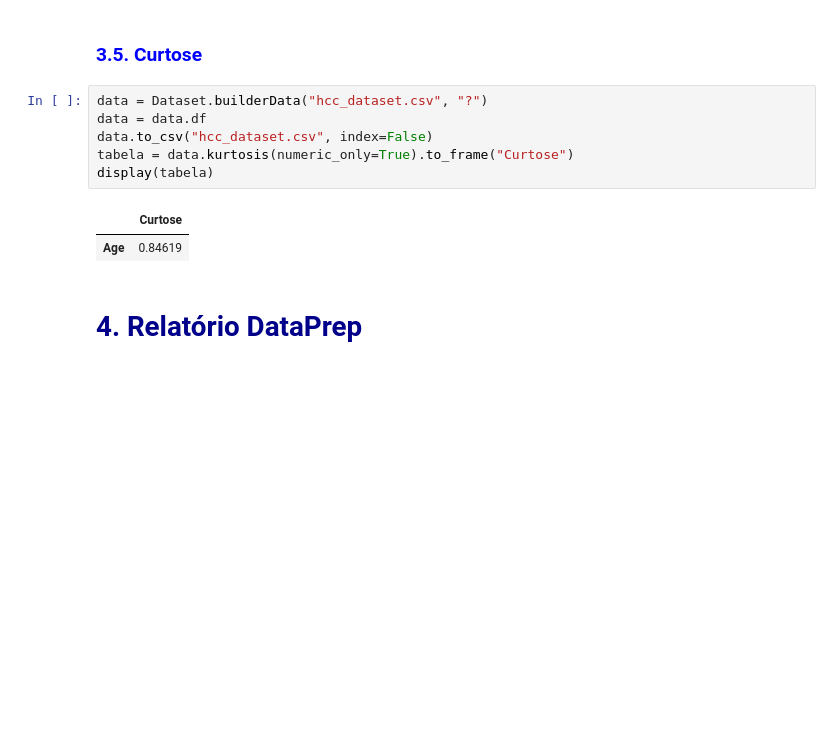
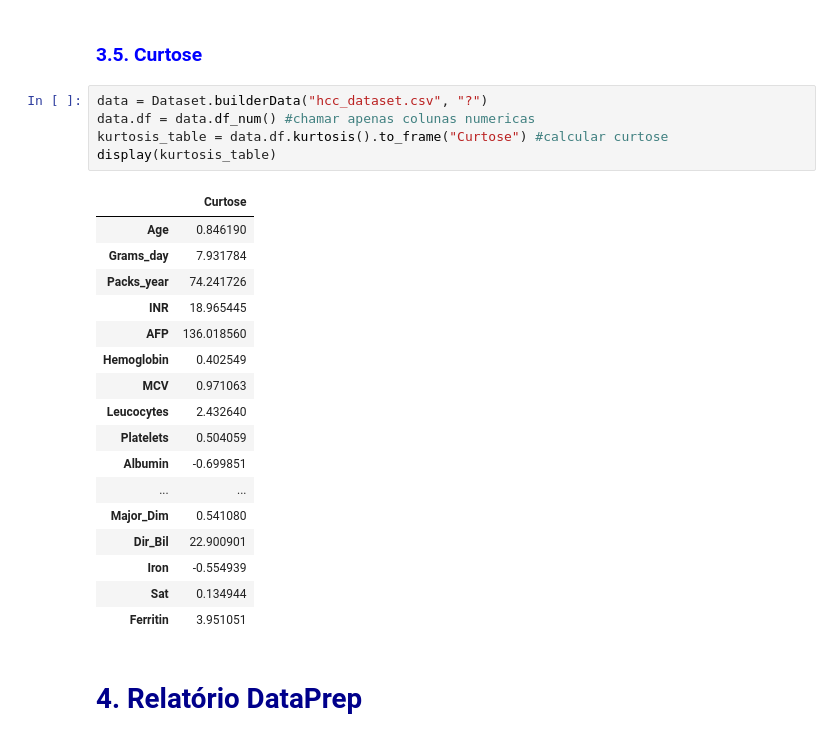
Before and after one commit to Bugss05/IACD_Predicting_Hepatocellular_Carcinoma_through_SML, a Jupyter notebook: polirTabela.ipynb, the cells around one changed output. Saved outputs shown, nothing was run; the diff lists cells and outputs as text; blank space fills up the shorter version.

```diff
--- a/polirTabela.ipynb
+++ b/polirTabela.ipynb
@@ -393,13 +438,27 @@ display(tabela)
 ### <font color = blue> 3.5. Curtose <a class="anchor" id="curtose"></a>
 # %%
 data = Dataset.builderData("hcc_dataset.csv", "?")
-data = data.df
-data.to_csv("hcc_dataset.csv", index=False)
-tabela = data.kurtosis(numeric_only=True).to_frame("Curtose")
-display(tabela)
+data.df = data.df_num() #chamar apenas colunas numericas
+kurtosis_table = data.df.kurtosis().to_frame("Curtose") #calcular curtose
+display(kurtosis_table)
 # %% [output]
 |  | Curtose |
-| Age | 0.84619 |
+| Age | 0.846190 |
+| Grams_day | 7.931784 |
+| Packs_year | 74.241726 |
+| INR | 18.965445 |
+| AFP | 136.018560 |
+| Hemoglobin | 0.402549 |
+| MCV | 0.971063 |
+| Leucocytes | 2.432640 |
+| Platelets | 0.504059 |
+| Albumin | -0.699851 |
+| ... | ... |
+| Major_Dim | 0.541080 |
+| Dir_Bil | 22.900901 |
+| Iron | -0.554939 |
+| Sat | 0.134944 |
+| Ferritin | 3.951051 |
 # %% [markdown]
 # <font color = darkblue> 4. Relatório DataPrep <a class="anchor" id="relatorio"></a>
 # %% [markdown]
```
Also changed, not shown: parts of 17 cells of this notebook, 1 other file.
